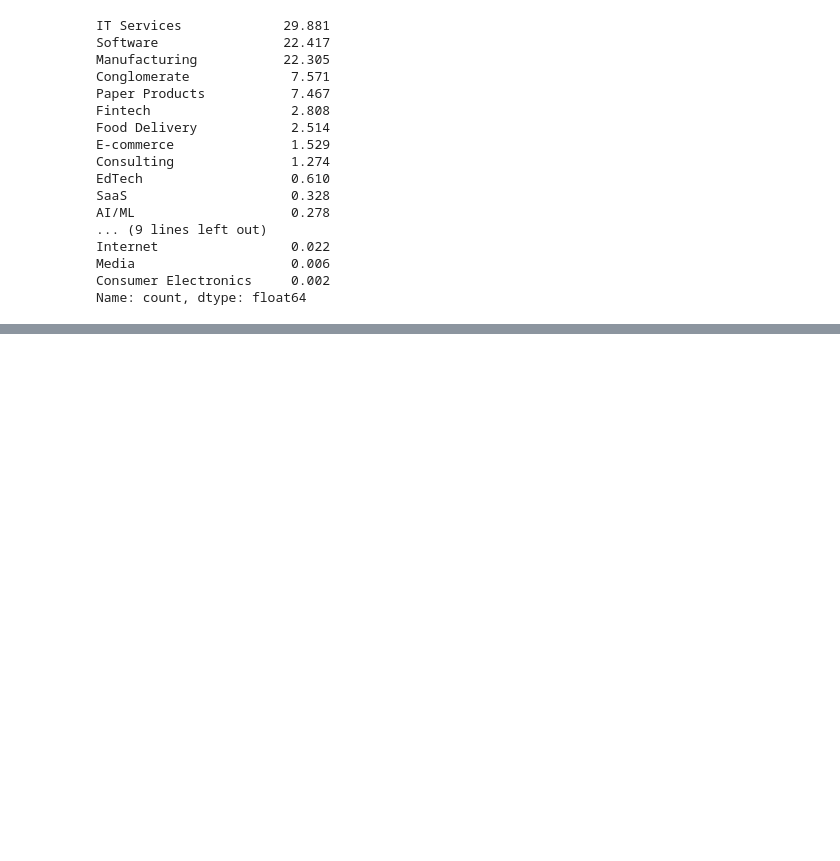
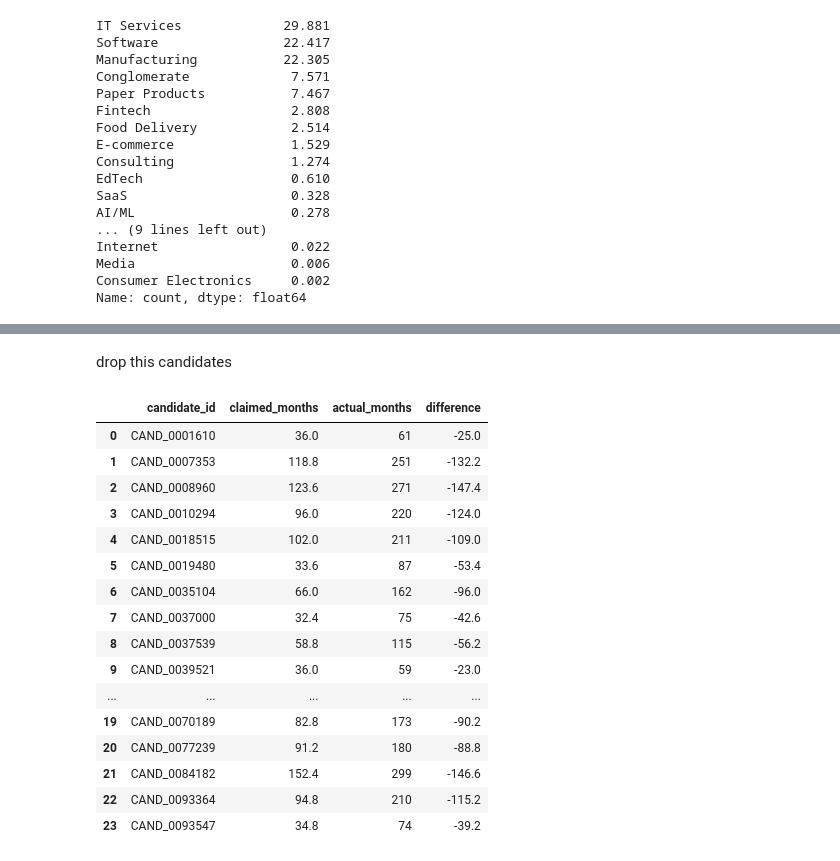
Before and after one commit to Theshmphony7580/autorecruit-, a Jupyter notebook: data_forensic _files/01_dataset_understanding.ipynb, the cells around one changed output, grey strips where cells are left out. Cells and saved outputs as stored; diff of their text form; code cells hidden in the pictures; blank space fills up the shorter version.

```diff
--- a/data_forensic _files/01_dataset_understanding.ipynb
+++ b/data_forensic _files/01_dataset_understanding.ipynb
@@ -318,0 +428,31 @@ Name: count, dtype: float64
+# %% [markdown]
+drop this candidates
+# %%
+
+negative_candidates = []
+
+for r in results:
+    if r["difference"] < 0:
+        negative_candidates.append(r)
+        # print(r)
+
+negative_candidates_df = pd.DataFrame(negative_candidates)
+negative_candidates_df
+# %% [output]
+|  | candidate_id | claimed_months | actual_months | difference |
+| 0 | CAND_0001610 | 36.0 | 61 | -25.0 |
+| 1 | CAND_0007353 | 118.8 | 251 | -132.2 |
+| 2 | CAND_0008960 | 123.6 | 271 | -147.4 |
+| 3 | CAND_0010294 | 96.0 | 220 | -124.0 |
+| 4 | CAND_0018515 | 102.0 | 211 | -109.0 |
+| 5 | CAND_0019480 | 33.6 | 87 | -53.4 |
+| 6 | CAND_0035104 | 66.0 | 162 | -96.0 |
+| 7 | CAND_0037000 | 32.4 | 75 | -42.6 |
+| 8 | CAND_0037539 | 58.8 | 115 | -56.2 |
+| 9 | CAND_0039521 | 36.0 | 59 | -23.0 |
+| ... | ... | ... | ... | ... |
+| 19 | CAND_0070189 | 82.8 | 173 | -90.2 |
+| 20 | CAND_0077239 | 91.2 | 180 | -88.8 |
+| 21 | CAND_0084182 | 152.4 | 299 | -146.6 |
+| 22 | CAND_0093364 | 94.8 | 210 | -115.2 |
+| 23 | CAND_0093547 | 34.8 | 74 | -39.2 |
```
Also changed, not shown: parts of 4 cells of this notebook, 2 other files.
